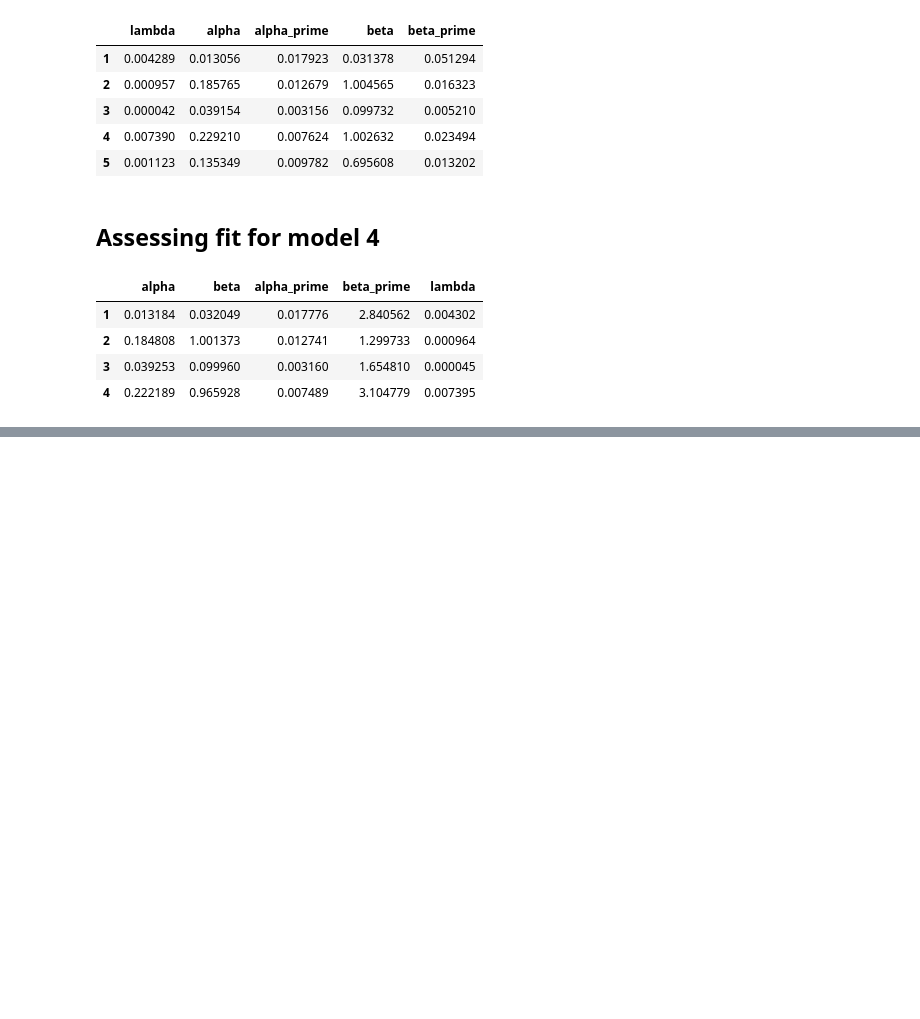
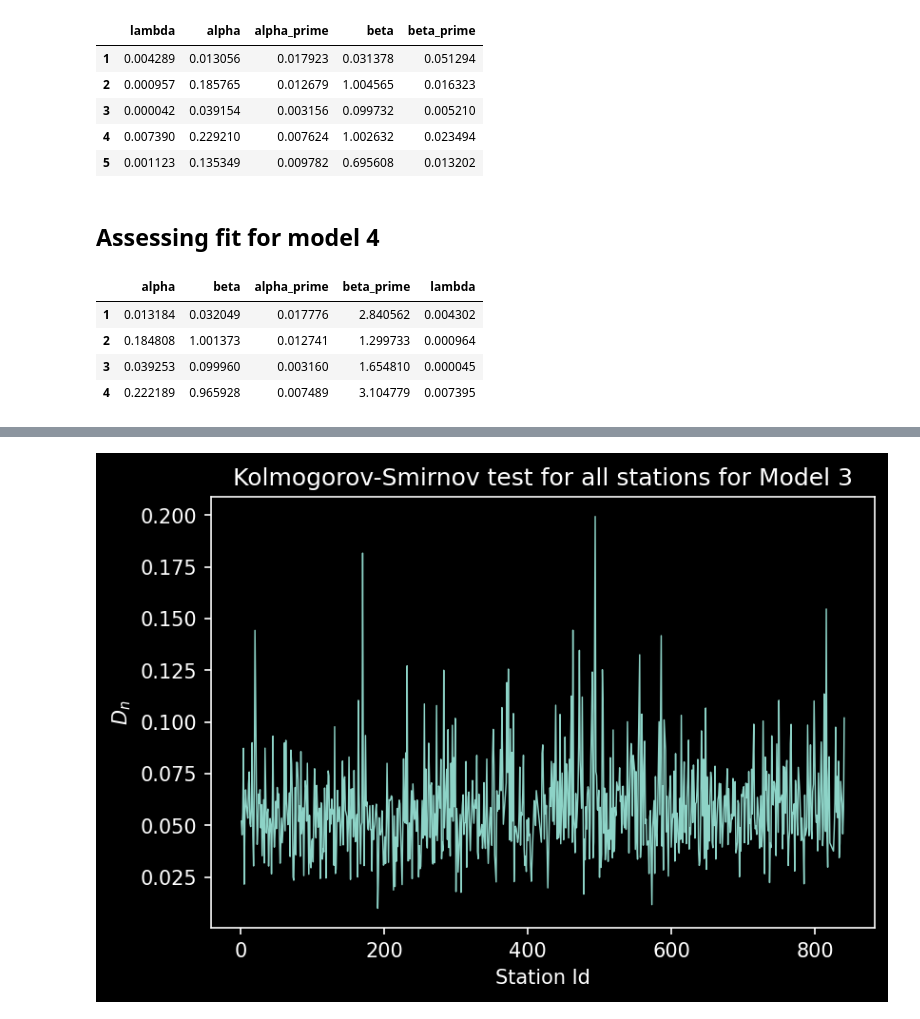
Before and after one commit to carlosaccp/Santander-SE-ME, a Jupyter notebook: code/fit_m4.ipynb, the cells around one changed output, grey strips where cells are left out. Saved outputs shown, nothing was run; the diff lists cells and outputs as text; code cells hidden in the pictures; blank space fills up the shorter version.

```diff
--- a/code/fit_m4.ipynb
+++ b/code/fit_m4.ipynb
@@ -323,0 +325,13 @@ plt.show()
+# %%
+kol_smir_test = {}
+for station_id, pvals in m4_p_values.items():
+    kol_smir_test[station_id] = st.kstest(pvals, "uniform").statistic
+
+plt.plot(kol_smir_test.keys(), kol_smir_test.values(), linewidth=0.7)
+plt.title("Kolmogorov-Smirnov test for all stations for Model 3")
+plt.xlabel("Station Id")
+plt.ylabel("$D_n$")
+plt.savefig("../figures/kol-smir_m3.png")
+plt.show()
+# %% [output]
+[figure, added]
```
Also changed, not shown: parts of 8 cells of this notebook, 2 other files.
